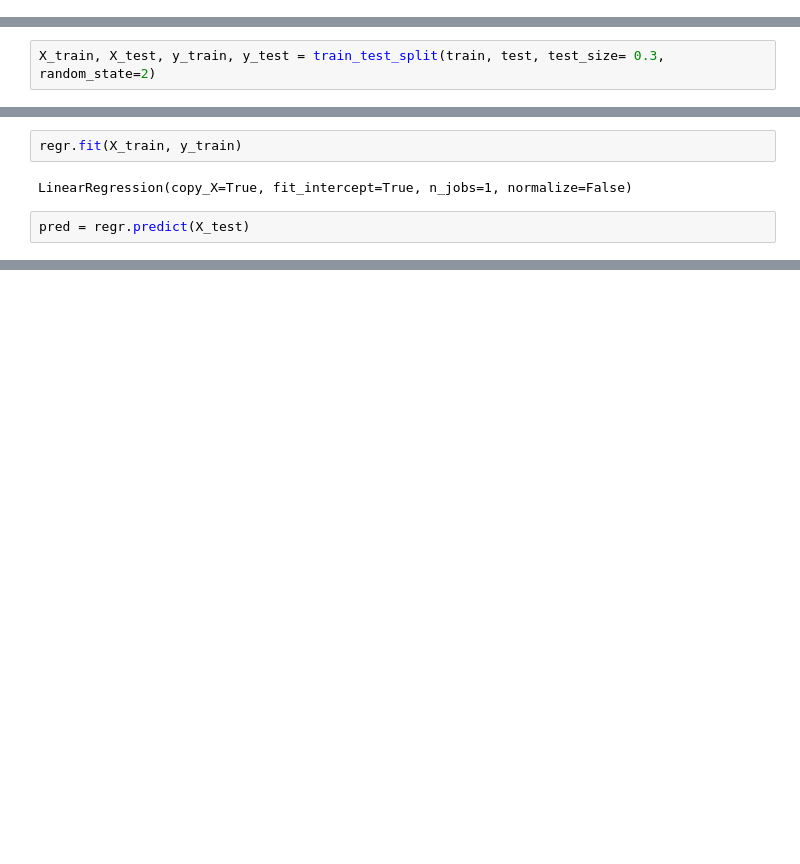
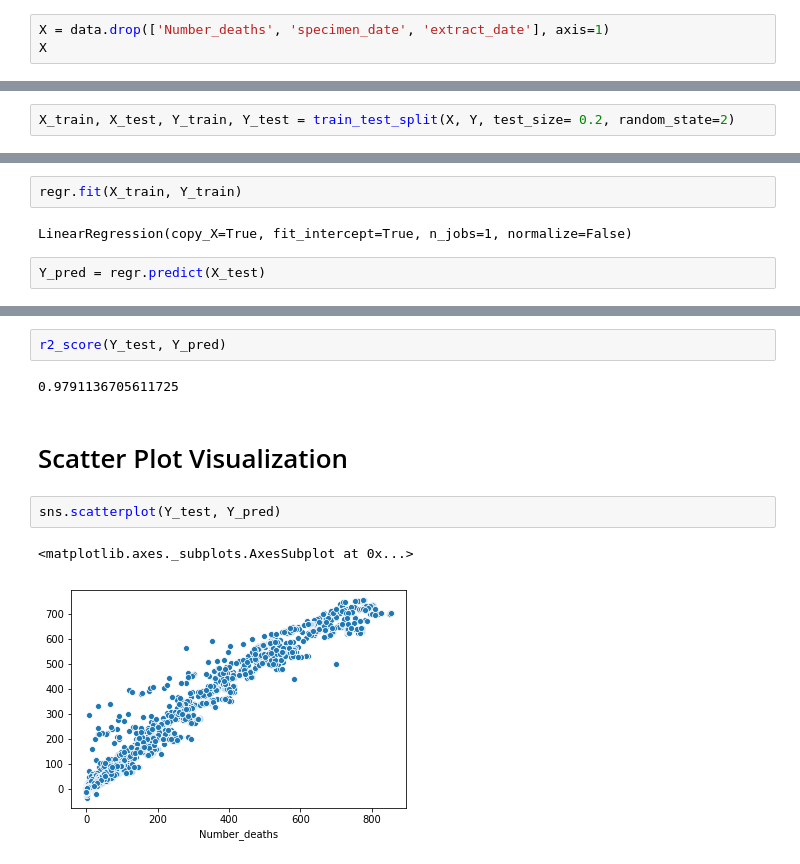
Before and after one commit to Arifa-B/Predictive-Analysis-of-COVID-19-Mortality-Rate, a Jupyter notebook: Predictive Analysis - Number of COVID-19 Deaths.ipynb, the cells around one changed output, grey strips where cells are left out. Cells and saved outputs as stored; diff of their text form; blank space fills up the shorter version.

```diff
--- a/Predictive Analysis - Number of COVID-19 Deaths.ipynb
+++ b/Predictive Analysis - Number of COVID-19 Deaths.ipynb
@@ -58,0 +80,3 @@ dtype: int64
+# %%
+X = data.drop(['Number_deaths', 'specimen_date', 'extract_date'], axis=1)
+X
@@ -70,2 +112,2 @@ test = data['Number_deaths']
 # %%
-X_train, X_test, y_train, y_test = train_test_split(train, test, test_size= 0.3, random_state=2)
+X_train, X_test, Y_train, Y_test = train_test_split(X, Y, test_size= 0.2, random_state=2)
@@ -72,8 +126,8 @@ X_train, X_test, y_train, y_test = train_test_split(train, test, test_size= 0.3,
 # %%
 regr = LinearRegression()
 # %%
-regr.fit(X_train, y_train)
+regr.fit(X_train, Y_train)
 # %% [output]
 LinearRegression(copy_X=True, fit_intercept=True, n_jobs=1, normalize=False)
 # %%
-pred = regr.predict(X_test)
+Y_pred = regr.predict(X_test)
@@ -88,0 +155,11 @@ regr.score(X_test, y_test)
+# %%
+r2_score(Y_test, Y_pred)
+# %% [output]
+0.9791136705611725
+# %% [markdown]
+# Scatter Plot Visualization
+# %%
+sns.scatterplot(Y_test, Y_pred)
+# %% [output]
+<matplotlib.axes._subplots.AxesSubplot at 0x...>
+[figure, added]
```
Also changed, not shown: parts of 14 cells of this notebook.
